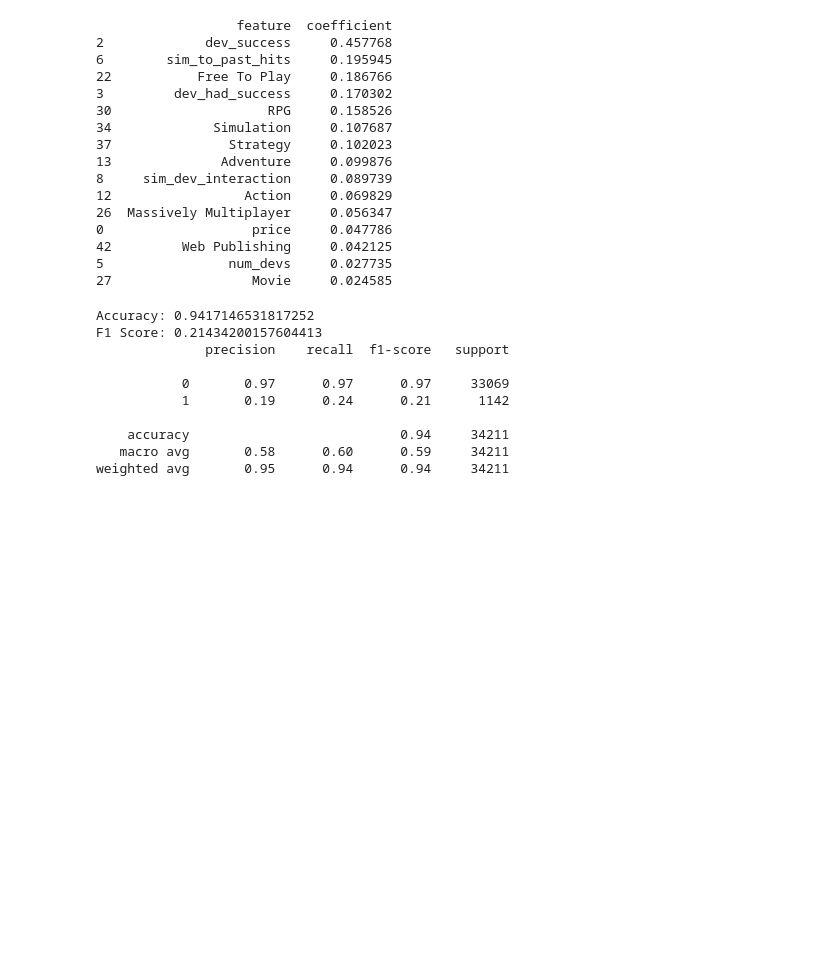
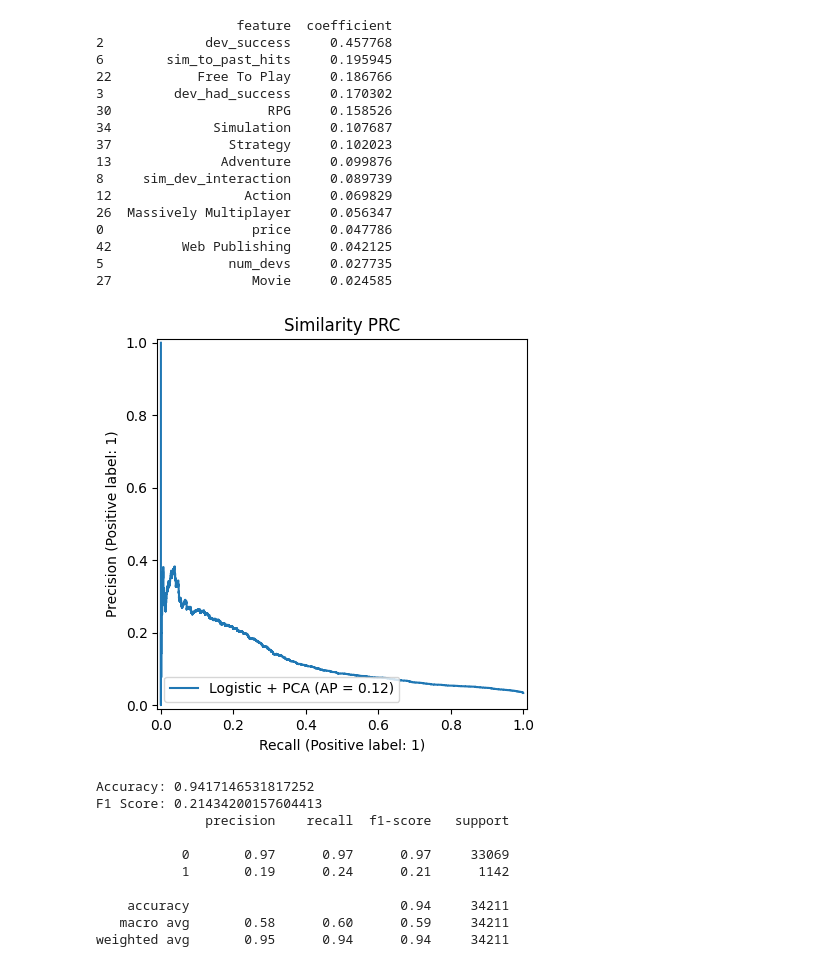
Before and after one commit to JayMCook/Video-Game-Sales-Analysis, a Jupyter notebook: notebooks/04-imitation-modeling.ipynb, the cells around one changed output. Saved outputs shown, nothing was run; the diff lists cells and outputs as text; code cells hidden in the pictures; blank space fills up the shorter version.

```diff
--- a/notebooks/04-imitation-modeling.ipynb
+++ b/notebooks/04-imitation-modeling.ipynb
@@ -217,6 +217,21 @@ print(coef_df.head(15))
 42         Web Publishing     0.042125
 5                num_devs     0.027735
 27                  Movie     0.024585
+# %%
+from sklearn.metrics import PrecisionRecallDisplay
+import matplotlib.pyplot as plt
+
+PrecisionRecallDisplay.from_estimator(
+    model,
+    X_test_scaled,
+    y_test,
+    name="Logistic + PCA"
+)
+
+plt.title("Similarity PRC")
+plt.show()
+# %% [output]
+[figure, added]
 # %%
 
 def evaluate_model(model, X_train, X_test, y_train, y_test, threshold=0.5):
```
Also changed, not shown: parts of 9 cells of this notebook, 1 other file.
